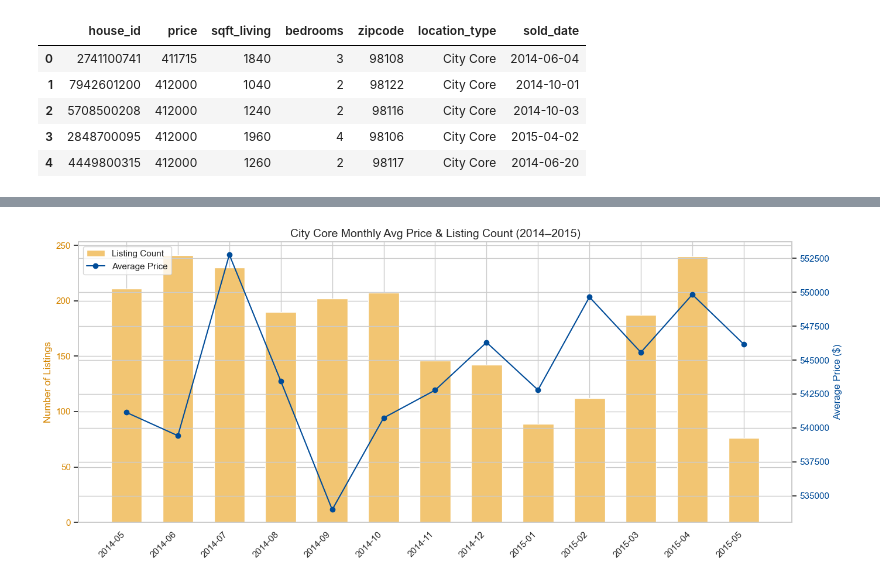
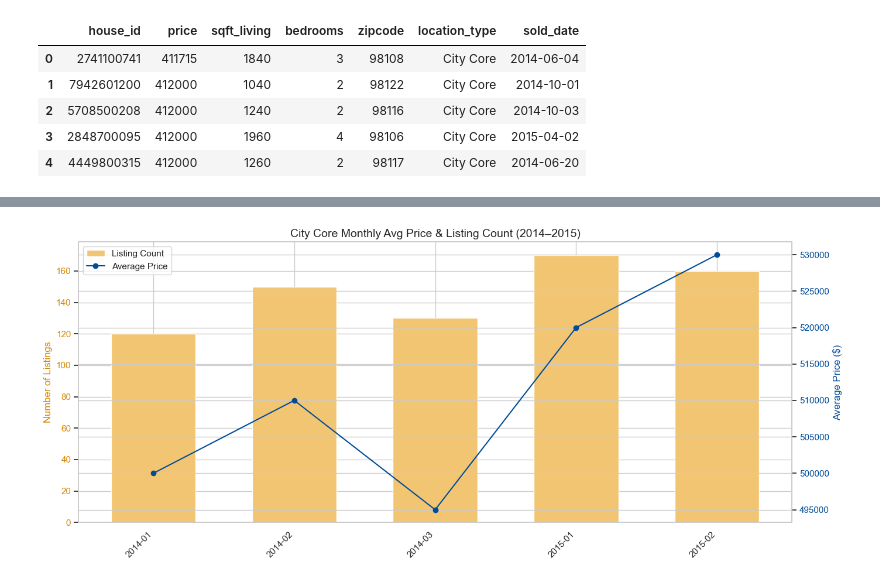
Before and after one commit to gracelee087/king-county-housing-eda, a Jupyter notebook: EDA.ipynb, the cells around one changed output, grey strips where cells are left out. Saved outputs shown, nothing was run; the diff lists cells and outputs as text; code cells hidden in the pictures.

```diff
--- a/EDA.ipynb
+++ b/EDA.ipynb
@@ -357,7 +468,16 @@ plt.show()
 # %%
+import pandas as pd
 import matplotlib.pyplot as plt
 import seaborn as sns
 import numpy as np
+
+# 예시 데이터 정의 (사용자 데이터로 교체하세요)
+monthly_stats = pd.DataFrame({
+    "year": [2014, 2014, 2014, 2015, 2015],
+    "month": [1, 2, 3, 1, 2],
+    "listing_count": [120, 150, 130, 170, 160],
+    "avg_price": [500000, 510000, 495000, 520000, 530000]
+})
 
 # 정렬 및 라벨 처리
 monthly_stats = monthly_stats.sort_values(["year", "month"]).reset_index(drop=True)
@@ -365,31 +485,31 @@ monthly_stats["month_str"] = monthly_stats["year"].astype(str) + "-" + monthly_s
 
 # 시각화 시작
 sns.set(style="whitegrid")
 fig, ax1 = plt.subplots(figsize=(14, 6))
 
 # Bar chart: Listing count
 ax1.bar(monthly_stats["month_str"], monthly_stats["listing_count"],
         color="#f2c572", width=0.6, label="Listing Count")
 ax1.set_ylabel("Number of Listings", color="#d68600")
 ax1.tick_params(axis='y', labelcolor="#d68600")
 
 # Line chart: Average price
 ax2 = ax1.twinx()
 ax2.plot(monthly_stats["month_str"], monthly_stats["avg_price"],
          color="#004c99", marker='o', label="Average Price")
 ax2.set_ylabel("Average Price ($)", color="#004c99")
 ax2.tick_params(axis='y', labelcolor="#004c99")
 
 # X축 처리
 ax1.set_xticklabels(monthly_stats["month_str"], rotation=45, ha="right")
 
 # 제목 및 범례
 plt.title("City Core Monthly Avg Price & Listing Count (2014–2015)", fontsize=14)
 lines1, labels1 = ax1.get_legend_handles_labels()
 lines2, labels2 = ax2.get_legend_handles_labels()
 ax2.legend(lines1 + lines2, labels1 + labels2, loc="upper left")
 
 plt.tight_layout()
 plt.show()
 # %% [output]
-[figure, old version]
+[figure, new version]
```
Also changed, not shown: parts of 25 cells of this notebook, 1 other file.
